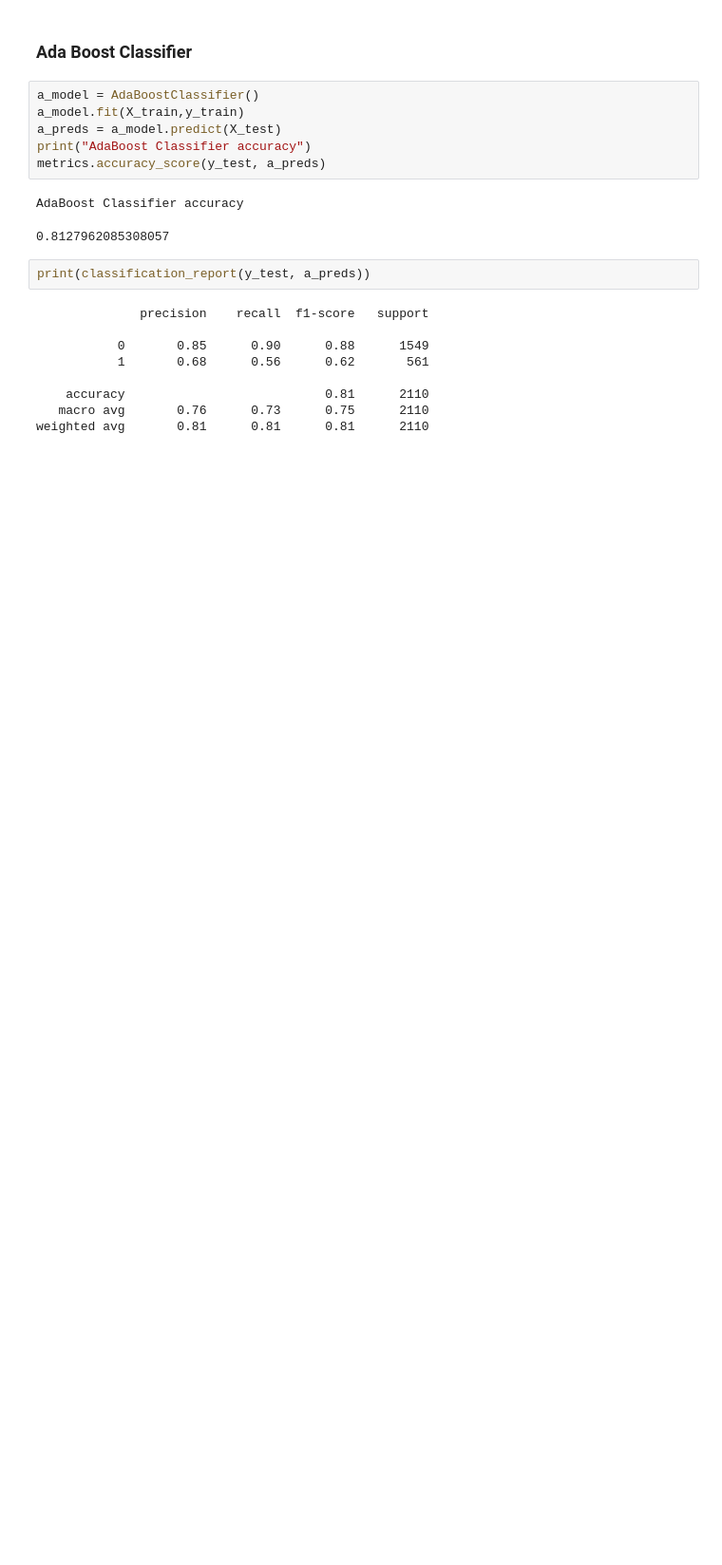
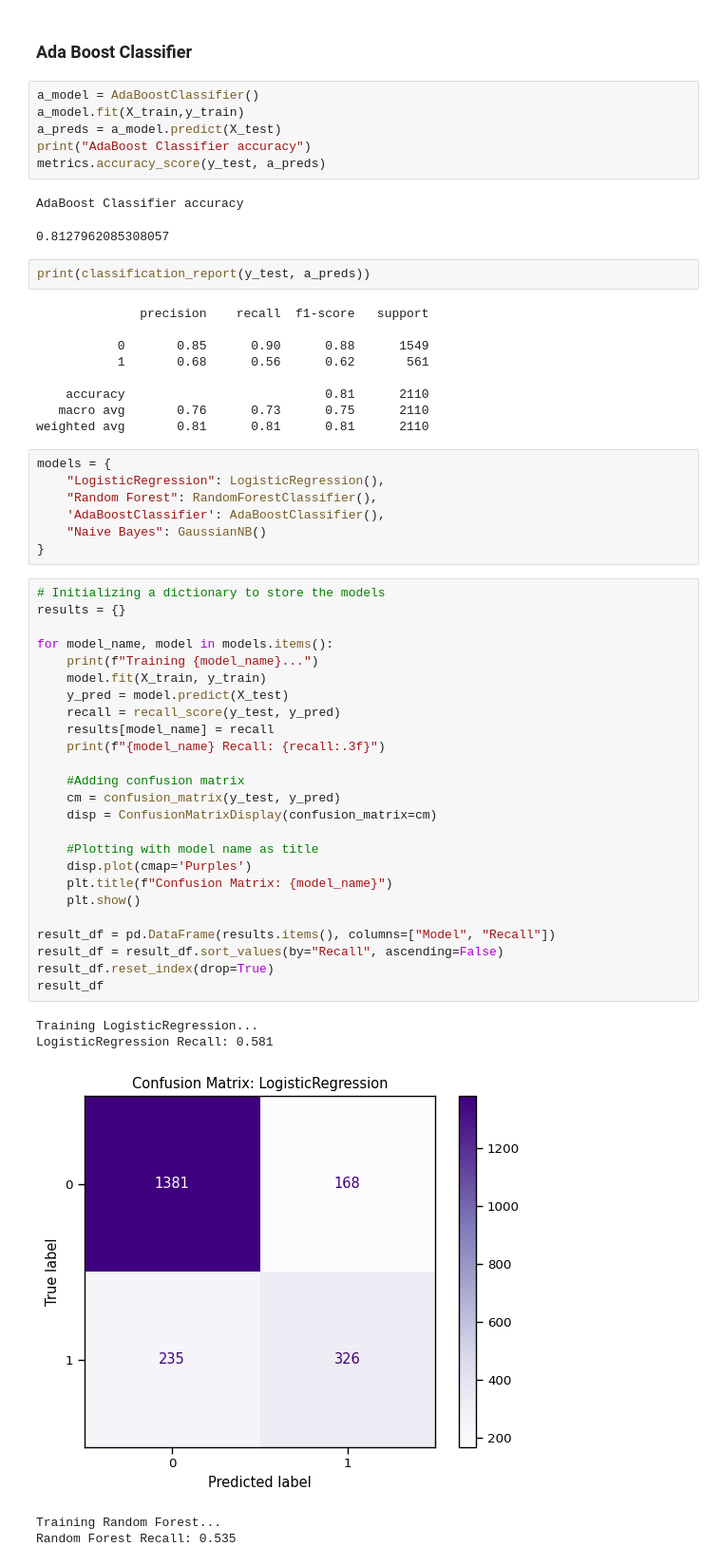
Before and after one commit to KudoroEsther/Customer_churn, a Jupyter notebook: notebooks/sample_copy.ipynb, the cells around one changed output. Shown at 95% size. Saved outputs shown, nothing was run; the diff lists cells and outputs as text; blank space fills up the shorter version.

```diff
--- a/notebooks/sample_copy.ipynb
+++ b/notebooks/sample_copy.ipynb
@@ -740,3 +740,41 @@ print(classification_report(y_test, a_preds))
     accuracy                           0.81      2110
    macro avg       0.76      0.73      0.75      2110
 weighted avg       0.81      0.81      0.81      2110
+# %%
+models = {
+    "LogisticRegression": LogisticRegression(),
+    "Random Forest": RandomForestClassifier(),
+    'AdaBoostClassifier': AdaBoostClassifier(),
+    "Naive Bayes": GaussianNB()
+}
+# %%
+# Initializing a dictionary to store the models
+results = {}
+
+for model_name, model in models.items():
+    print(f"Training {model_name}...")
+    model.fit(X_train, y_train)
+    y_pred = model.predict(X_test)
+    recall = recall_score(y_test, y_pred)
+    results[model_name] = recall
+    print(f"{model_name} Recall: {recall:.3f}")
+
+    #Adding confusion matrix
+    cm = confusion_matrix(y_test, y_pred)
+    disp = ConfusionMatrixDisplay(confusion_matrix=cm)
+
+    #Plotting with model name as title
+    disp.plot(cmap='Purples')
+    plt.title(f"Confusion Matrix: {model_name}")
+    plt.show()
+
+result_df = pd.DataFrame(results.items(), columns=["Model", "Recall"])
+result_df = result_df.sort_values(by="Recall", ascending=False)
+result_df.reset_index(drop=True)
+result_df
+# %% [output]
+Training LogisticRegression...
+LogisticRegression Recall: 0.581
+[figure, added]
+Training Random Forest...
+Random Forest Recall: 0.535
```
Also changed, not shown: parts of 4 cells of this notebook, 1 other file.
